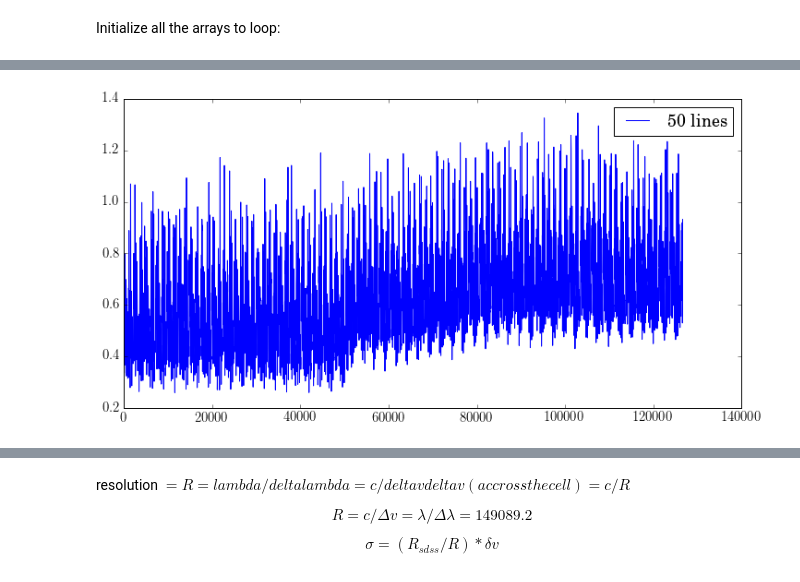
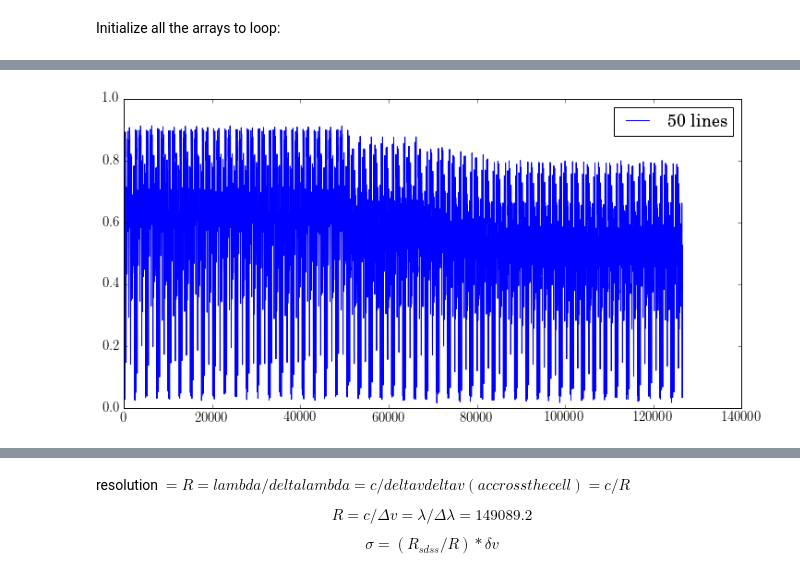
Before and after one commit to mattcwilde/Lyman-Forest, a Jupyter notebook: lyman-forest.ipynb, the cells around one changed output, grey strips where cells are left out. Drawn from its saved outputs; the diff is of its cells as text; code cells hidden in the pictures.

```diff
--- a/lyman-forest.ipynb
+++ b/lyman-forest.ipynb
@@ -67,7 +69,7 @@ def lam_obs(vv,lam_0):
     as well as the redshift.
 
     returns the wavelength in the observers frame angstroms."""
-    return lam_0*(1 - vv/c) # vv from km/s, c in km/s
+    return lam_0*(1 + vv/c) # vv from km/s, c in km/s
 # %% [markdown]
 #### Open the first few files:
 
@@ -143,7 +194,7 @@ print (box_size*num_boxes).to(u.Gpc)
 Read in each file and make an list of the $\tau_{HILy\alpha}$ arrays from each file:
 # %%
 #step size to bin the tau files to run faster
-step = 10
+step = 100
 # %%
 ! head ../../../Data/sim_data/z2.45/spec_xHeII1_015_mt_line0000.dat
 # %% [output]
@@ -160,9 +237,13 @@ step = 10
 # %%
-t_list = []
-nHI = []
 file_list = glob(path+'sim_data/z2.45/spec_xHeII1_015_mt_line*.dat')
-for i,f in enumerate(file_list[::step]):
-    v,t,c1,c2,n,c4,c5,c6,c7,c8 = np.loadtxt(f, unpack=True)
-    t_list.append(t)
-    nHI.append(n)
-diffv = v[1] - v[0]
+def py_read_files(file_list):
+    step = 10
+    t_list = []
+    # nHI = []
+    # file_list = glob(path+'sim_data/z2.45/spec_xHeII1_015_mt_line*.dat')
+    for f in file_list:
+        v,t,c1,c2,n,c4,c5,c6,c7,c8 = np.loadtxt(f, unpack=True)
+        t_list.append(t)
+        # nHI.append(n)
+    # diffv = v[1] - v[0]
+    return t_list
@@ -200,8 +331,10 @@ for i,dv in enumerate(delta_v_an):
 diff_line_list = []
 num_lines_array = [50]
 num_spectra = len(file_list)
+# nHI_list = []
 for num_lines in num_lines_array:
     tau_final = []
+    nHI_final = []
     for i in range(num_spectra):
 
         # choose 50 random boxes from the 2000 different boxes
@@ -211,6 +344,7 @@ for num_lines in num_lines_array:
         # flatten the array of opacity
         tau_flat = np.array(t_sublist).flatten()
 
+
         # choose 50 random boxes from the 2000/step different boxes
         n_sublist = nHI[randos,:]
 
@@ -219,8 +353,8 @@ for num_lines in num_lines_array:
 
         # make a deep copy of the flattened opacity array so it doesnt get changed below
         # when we +=
-        #tau_n = tau_flat.copy()
         tau_n = np.zeros_like(tau_flat)
+        # nHI_n = np.zeros_like(nHI_flat)
 
         # loop through the lyman series
         for i,n in enumerate(N_n):
@@ -228,16 +362,21 @@ for num_lines in num_lines_array:
             # f_1n[1] = Lyman beta line
             tau_n[n:] +=  tau_flat[:len(tau_n[n:])]*f_1n[i]
 
+
         tau_final.append(tau_n)
+        nHI_final.append(nHI_flat)
     tau_final = np.array(tau_final)
+    nHI_final = np.array(nHI_final)
     tau_final = tau_final.sum(0)
+    nHI_final = nHI_final.sum(0)
     diff_line_list.append(tau_final/num_spectra)
+    nHI_final = nHI_final/num_spectra
 # %%
 fig, ax = plt.subplots(figsize=(12,6))
 
 for num,d in enumerate(diff_line_list):
-    ax.plot(v_flat, d, label='{} lines'.format(num_lines_array[num]))
+    ax.plot(v_flat, flux(d), label='{} lines'.format(num_lines_array[num]))
 ax.legend()
 plt.show()
 # %% [output]
-[figure, old version]
+[figure, new version]
```
Also changed, not shown: parts of 69 cells of this notebook, 10 other files.
